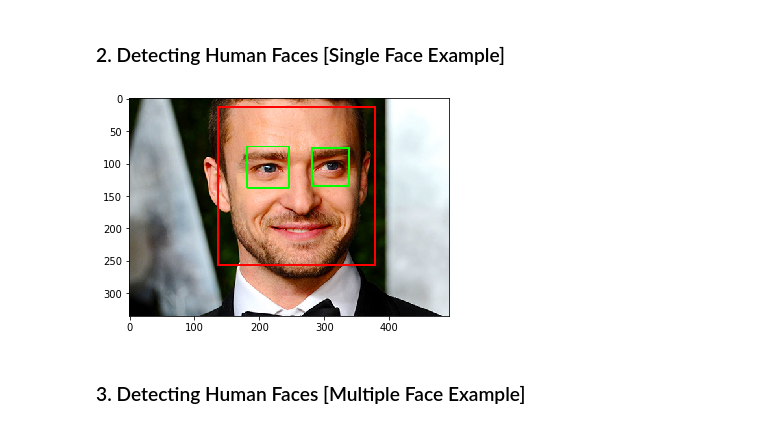
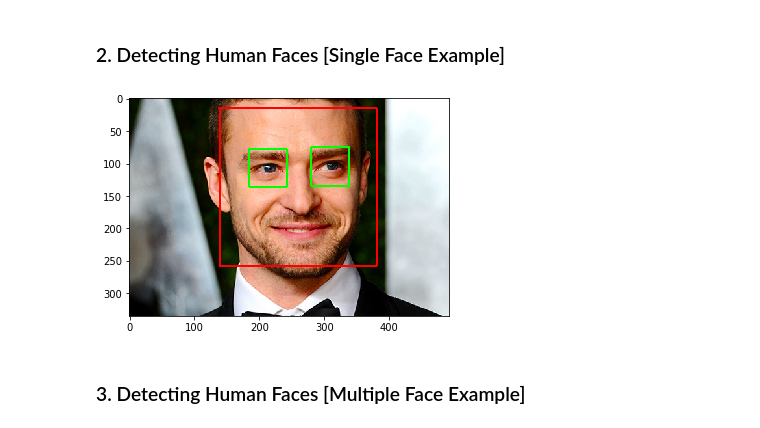
Before and after one commit to riaz/Advanced_OpenCV3_Python, a Jupyter notebook: Section2_EmotionDetection/solved/Haar_Cascade_Solved.ipynb, the cells around one changed output. Drawn from its saved outputs; the diff is of its cells as text; code cells hidden in the pictures.

```diff
--- a/Section2_EmotionDetection/solved/Haar_Cascade_Solved.ipynb
+++ b/Section2_EmotionDetection/solved/Haar_Cascade_Solved.ipynb
@@ -22,37 +22,37 @@ Dlib version 19.6.1
 # %%
 import numpy as np
 import cv2
 import os
 from matplotlib import pyplot as plt
 from matplotlib import image as mpimg
 
 %matplotlib inline
 
-HAAR_PRETRAINED_MODELS_SRC = os.path.join("..","dependencies","haar_cascade")
+HAAR_PRETRAINED_MODELS_SRC = os.path.join("..","..","dependencies","haar_cascade")
 
-IMAGE = os.path.join("images","faces","Justin_Timberlake.jpg")
+IMAGE = os.path.join("..","images","faces","Justin_Timberlake.jpg")
 
 face_cascade = cv2.CascadeClassifier(os.path.join(HAAR_PRETRAINED_MODELS_SRC,'haarcascade_frontalface_default.xml'))
 eye_cascade = cv2.CascadeClassifier(os.path.join(HAAR_PRETRAINED_MODELS_SRC,'haarcascade_eye.xml'))
 
 img = mpimg.imread(IMAGE)
 
 gray = cv2.cvtColor(img, cv2.COLOR_RGB2GRAY)
 
-faces = face_cascade.detectMultiScale(gray, 1.3, 5)
+faces = face_cascade.detectMultiScale(gray)
 
 for (x,y,w,h) in faces:
     cv2.rectangle(img,(x,y),(x+w,y+h),(255,0,0),2)
     roi_gray = gray[y:y+h, x:x+w]
     roi_color = img[y:y+h, x:x+w]
     eyes = eye_cascade.detectMultiScale(roi_gray)
     for (ex,ey,ew,eh) in eyes:
         cv2.rectangle(roi_color,(ex,ey),(ex+ew,ey+eh),(0,255,0),2)
 
 plt.imshow(img)
 plt.show()
 # %% [output]
-[figure, old version]
+[figure, new version]
 # %% [markdown]
 ### 3.  Detecting Human Faces [Multiple Face Example]
 # %%
```
Also changed, not shown: parts of 2 cells of this notebook, 4 other files.
